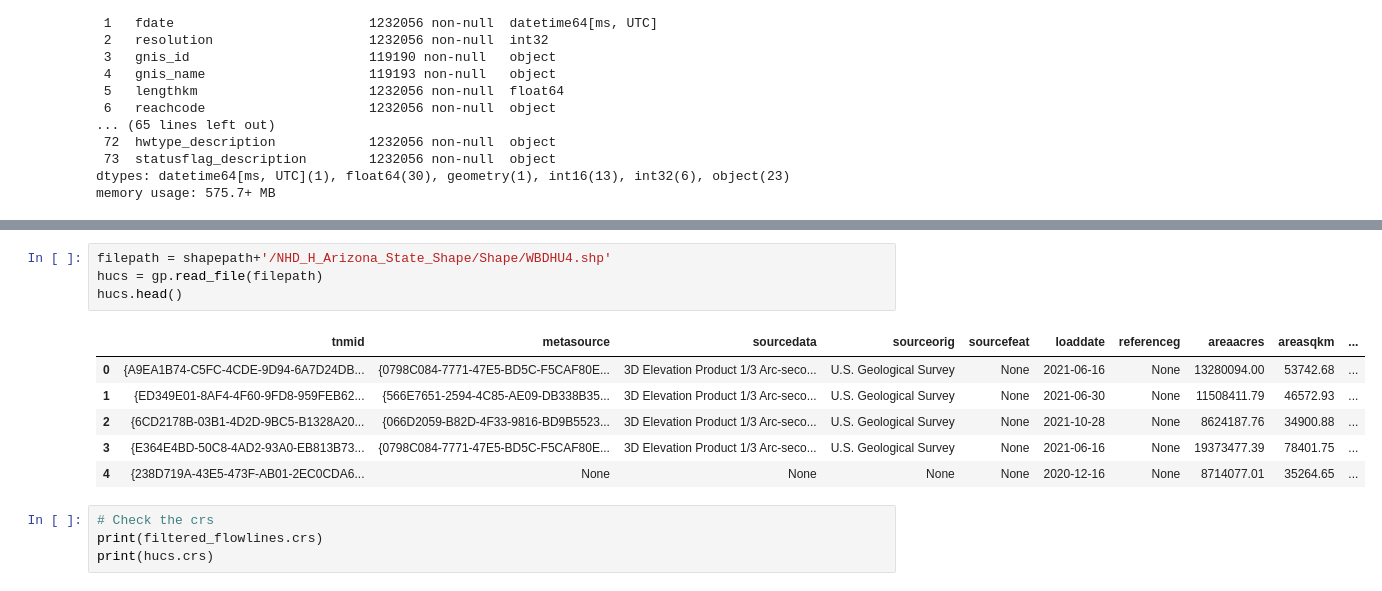
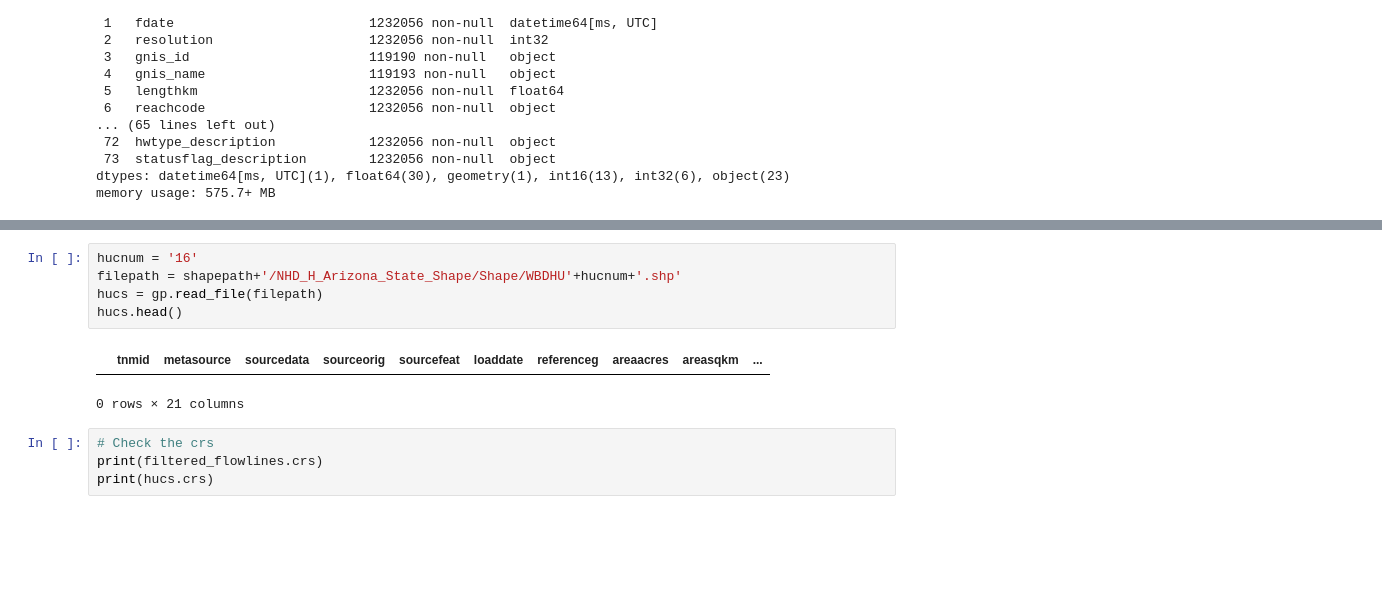
Before and after one commit to dtadych/Shallow_Groundwater_AZ, a Jupyter notebook: Code/DataPreprocessing/NHD_Stream_Preprocessing.ipynb, the cells around one changed output, grey strips where cells are left out. Saved outputs shown, nothing was run; the diff lists cells and outputs as text; blank space fills up the shorter version.

```diff
--- a/Code/DataPreprocessing/NHD_Stream_Preprocessing.ipynb
+++ b/Code/DataPreprocessing/NHD_Stream_Preprocessing.ipynb
@@ -134,14 +136,11 @@ filtered_flowlines.plot()
 # %%
-filepath = shapepath+'/NHD_H_Arizona_State_Shape/Shape/WBDHU4.shp'
+hucnum = '16'
+filepath = shapepath+'/NHD_H_Arizona_State_Shape/Shape/WBDHU'+hucnum+'.shp'
 hucs = gp.read_file(filepath)
 hucs.head()
 # %% [output]
 |  | tnmid | metasource | sourcedata | sourceorig | sourcefeat | loaddate | referenceg | areaacres | areasqkm | ... |
-| 0 | {A9EA1B74-C5FC-4CDE-9D94-6A7D24DB... | {0798C084-7771-47E5-BD5C-F5CAF80E... | 3D Elevation Product 1/3 Arc-seco... | U.S. Geological Survey | None | 2021-06-16 | None | 13280094.00 | 53742.68 | ... |
-| 1 | {ED349E01-8AF4-4F60-9FD8-959FEB62... | {566E7651-2594-4C85-AE09-DB338B35... | 3D Elevation Product 1/3 Arc-seco... | U.S. Geological Survey | None | 2021-06-30 | None | 11508411.79 | 46572.93 | ... |
-| 2 | {6CD2178B-03B1-4D2D-9BC5-B1328A20... | {066D2059-B82D-4F33-9816-BD9B5523... | 3D Elevation Product 1/3 Arc-seco... | U.S. Geological Survey | None | 2021-10-28 | None | 8624187.76 | 34900.88 | ... |
-| 3 | {E364E4BD-50C8-4AD2-93A0-EB813B73... | {0798C084-7771-47E5-BD5C-F5CAF80E... | 3D Elevation Product 1/3 Arc-seco... | U.S. Geological Survey | None | 2021-06-16 | None | 19373477.39 | 78401.75 | ... |
-| 4 | {238D719A-43E5-473F-AB01-2EC0CDA6... | None | None | None | None | 2020-12-16 | None | 8714077.01 | 35264.65 | ... |
+0 rows × 21 columns
 # %%
 # Check the crs
 print(filtered_flowlines.crs)
```
Also changed, not shown: parts of 12 cells of this notebook.
